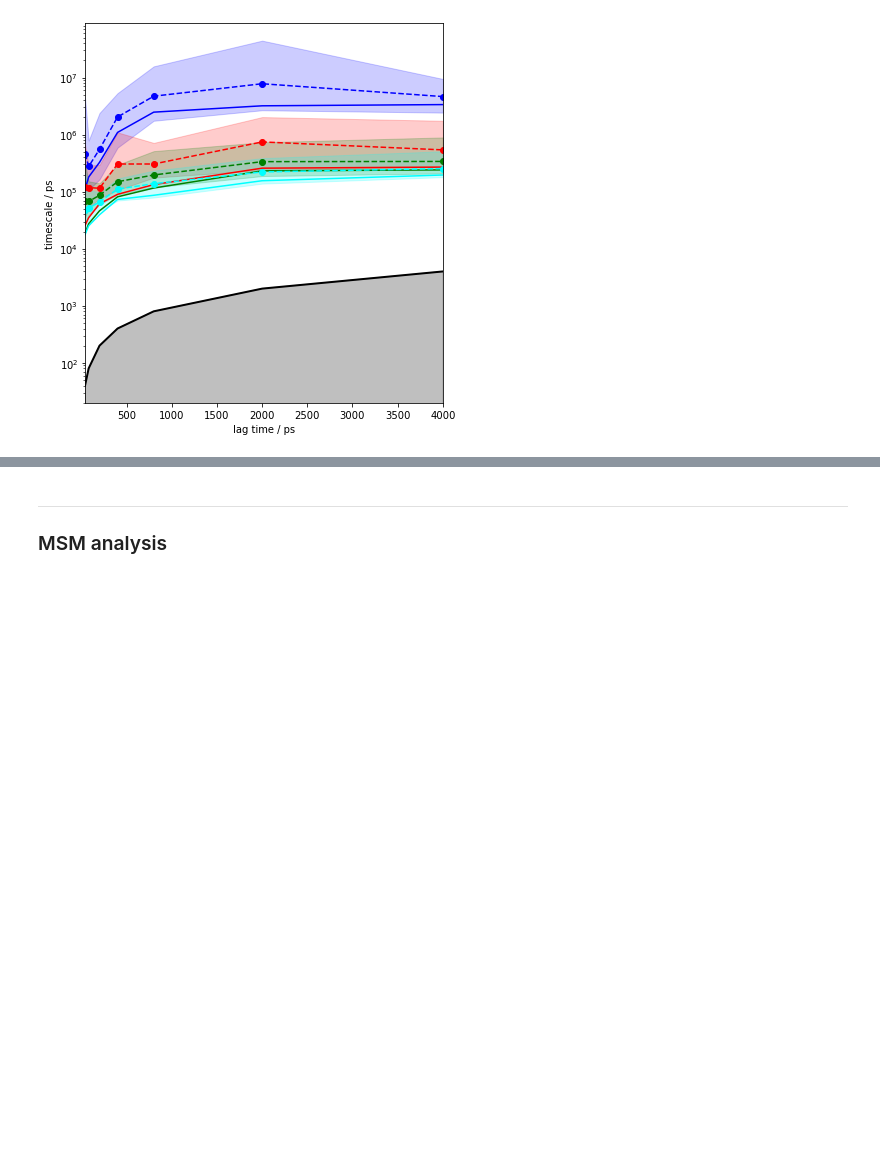
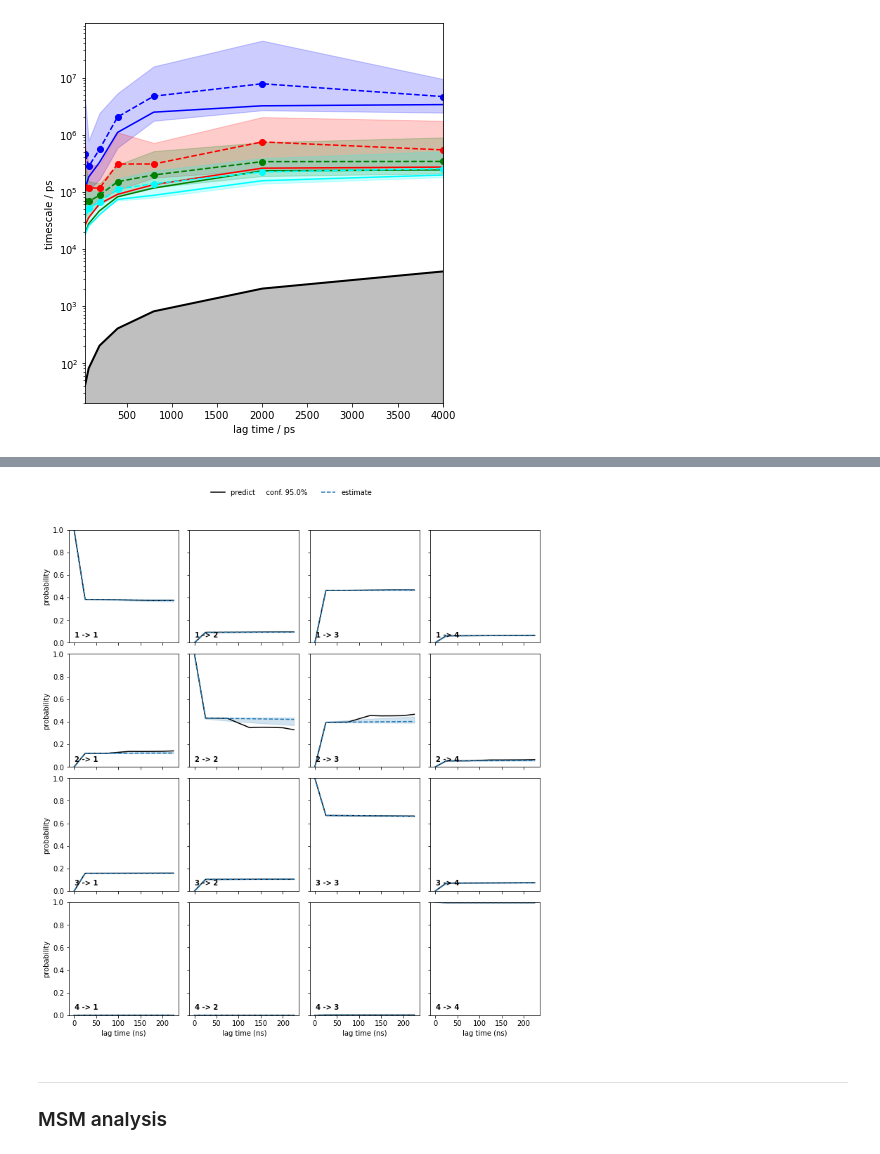
Before and after one commit to meyresearch/CCMV_aptamer_msm, a Jupyter notebook: peptide_msm.ipynb, the cells around one changed output, grey strips where cells are left out. Saved outputs shown, nothing was run; the diff lists cells and outputs as text; code cells hidden in the pictures; blank space fills up the shorter version.

```diff
--- a/peptide_msm.ipynb
+++ b/peptide_msm.ipynb
@@ -290,6 +296,11 @@ plt.savefig(fname = './figures/CK_lag50_.png')
 # %%
-pyemma.plots.plot_cktest(bayesian_msm.cktest(4), units='ps', figsize = (12,12))
-plt.savefig(fname = './figures/CK_Bayesian.png')
+# Then perform a CK test to confirm whether this model satifies Markovianity
+# The number of metastable states is chosen to be 4
+
+pyemma.plots.plot_cktest(bayesian_msm.cktest(4), units='ns', figsize = (12,12))
+plt.savefig(fname = './figures/CK_4states_Bayesian.png')
+# %% [output]
+[figure, added]
 # %% [markdown]
 ***
 ### MSM analysis
```
Also changed, not shown: parts of 19 cells of this notebook, 2 other files.
